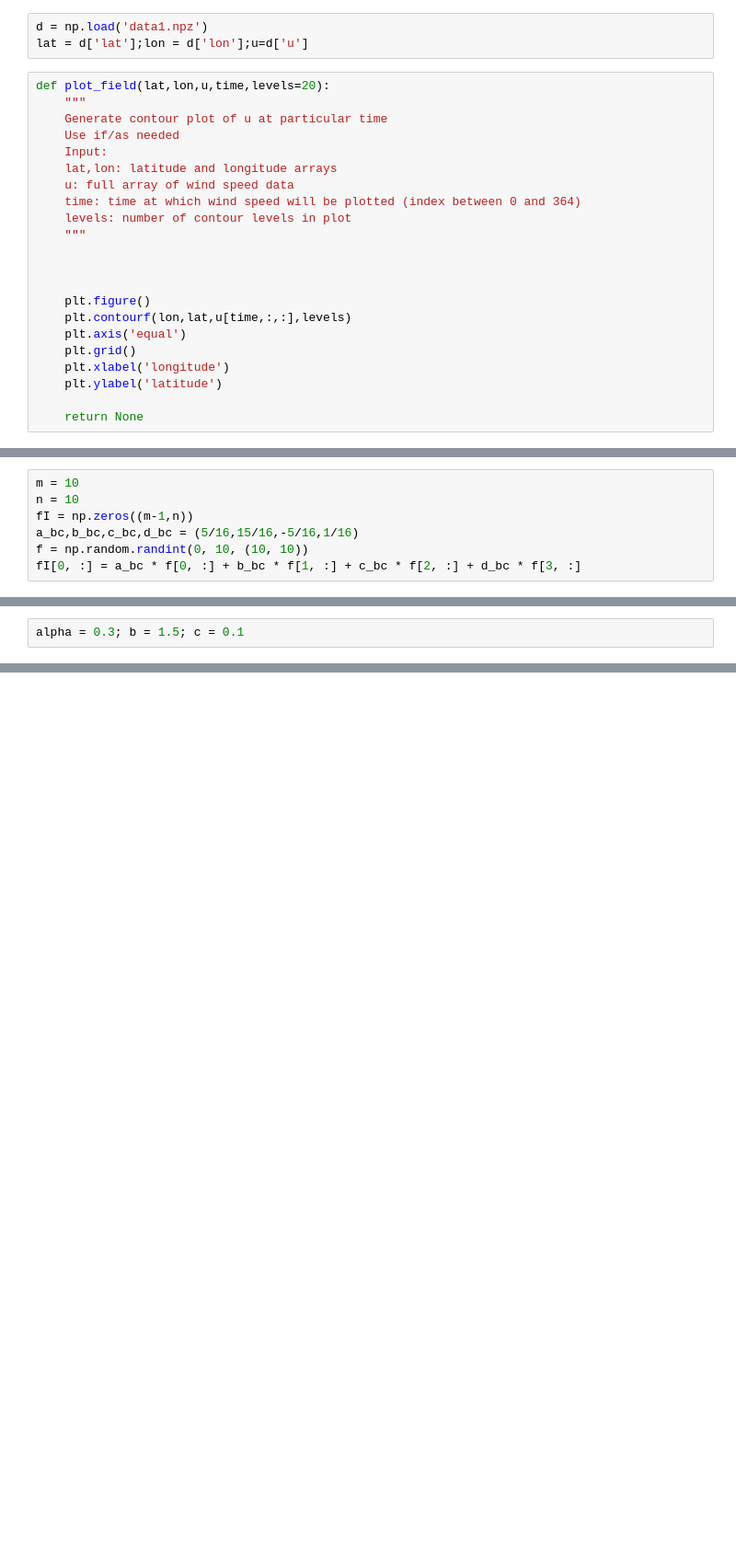
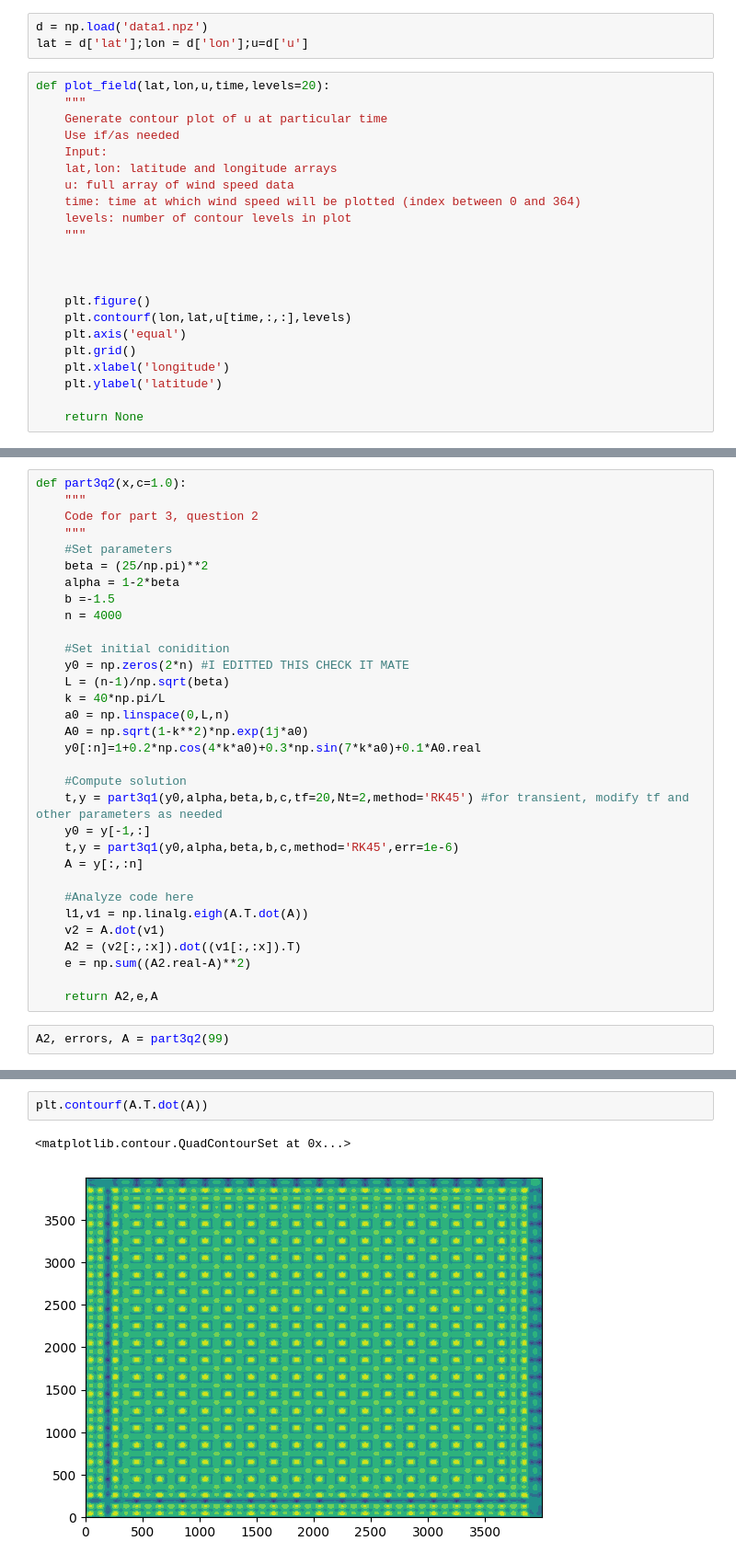
Before and after one commit to callieham/Year-3, a Jupyter notebook: Scientific Computing/project_3_testing.ipynb, the cells around one changed output, grey strips where cells are left out. Shown at 92% size. Drawn from its saved outputs; the diff is of its cells as text; blank space fills up the shorter version.

```diff
--- a/Scientific Computing/project_3_testing.ipynb
+++ b/Scientific Computing/project_3_testing.ipynb
@@ -98,7 +191,0 @@ def part2(f,method=2):
-# %%
-m = 10
-n = 10
-fI = np.zeros((m-1,n))
-a_bc,b_bc,c_bc,d_bc = (5/16,15/16,-5/16,1/16)
-f = np.random.randint(0, 10, (10, 10))
-fI[0, :] = a_bc * f[0, :] + b_bc * f[1, :] + c_bc * f[2, :] + d_bc * f[3, :]
@@ -123,2 +191,0 @@ array([5.25  , 6.8125, 0.    , 6.625 , 0.875 , 7.1875, 6.    , 3.0625,
-# %%
-alpha = 0.3; b = 1.5; c = 0.1
@@ -139,0 +239,34 @@ array([[11.  ,  5.55,  0.8 ,  6.9 ,  5.3 ,  4.85,  4.2 ,  5.95,  6.9 ,
+# %%
+def part3q2(x,c=1.0):
+    """
+    Code for part 3, question 2
+    """
+    #Set parameters
+    beta = (25/np.pi)**2
+    alpha = 1-2*beta
+    b =-1.5
+    n = 4000
+
+    #Set initial conidition
+    y0 = np.zeros(2*n) #I EDITTED THIS CHECK IT MATE
+    L = (n-1)/np.sqrt(beta)
+    k = 40*np.pi/L
+    a0 = np.linspace(0,L,n)
+    A0 = np.sqrt(1-k**2)*np.exp(1j*a0)
+    y0[:n]=1+0.2*np.cos(4*k*a0)+0.3*np.sin(7*k*a0)+0.1*A0.real
+
+    #Compute solution
+    t,y = part3q1(y0,alpha,beta,b,c,tf=20,Nt=2,method='RK45') #for transient, modify tf and other parameters as needed
+    y0 = y[-1,:]
+    t,y = part3q1(y0,alpha,beta,b,c,method='RK45',err=1e-6)
+    A = y[:,:n]
+
+    #Analyze code here
+    l1,v1 = np.linalg.eigh(A.T.dot(A))
+    v2 = A.dot(v1)
+    A2 = (v2[:,:x]).dot((v1[:,:x]).T)
+    e = np.sum((A2.real-A)**2)
+
+    return A2,e,A
+# %%
+A2, errors, A = part3q2(99)
@@ -139,0 +294,5 @@ array([[11.  ,  5.55,  0.8 ,  6.9 ,  5.3 ,  4.85,  4.2 ,  5.95,  6.9 ,
+# %%
+plt.contourf(A.T.dot(A))
+# %% [output]
+<matplotlib.contour.QuadContourSet at 0x...>
+[figure, added]
```
Also changed, not shown: parts of 24 cells of this notebook.
